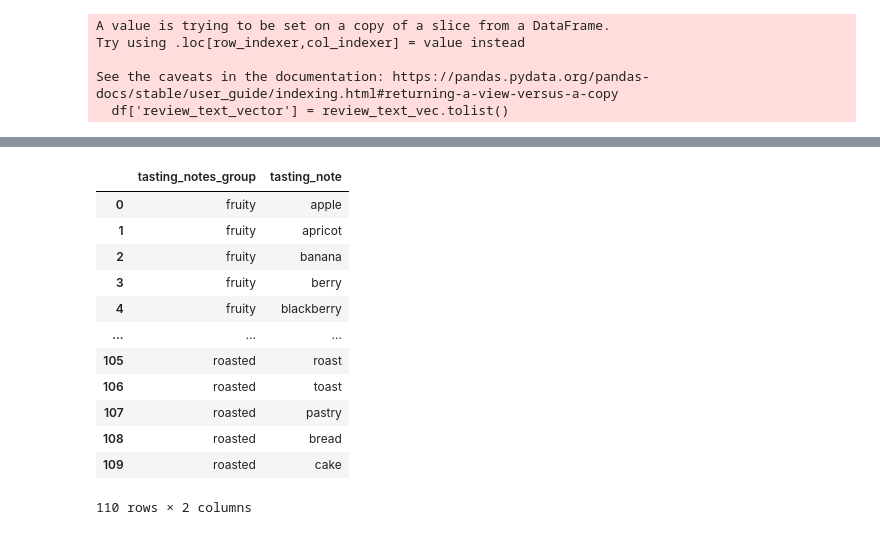
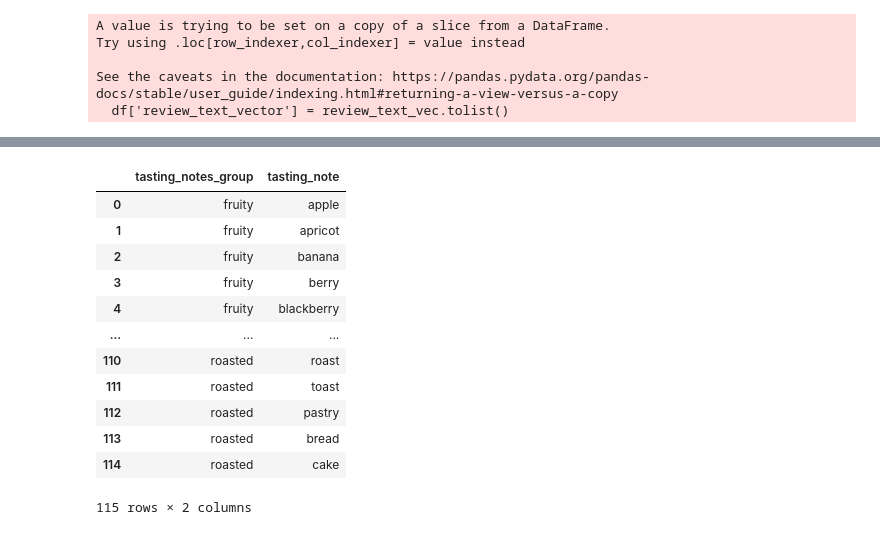
Before and after one commit to joaopaivaa/Whisky-Recomendation-System, a Jupyter notebook: text_processing.ipynb, the cells around one changed output, grey strips where cells are left out. Drawn from its saved outputs; the diff is of its cells as text; code cells hidden in the pictures.

```diff
--- a/text_processing.ipynb
+++ b/text_processing.ipynb
@@ -23,6 +23,7 @@ def preprocess_text(text):
     return text
 # %%
 df = pd.read_csv('C:\\Users\\joaov\\Documents\\Whisky Recomendation System\\Whisky Notes Extraction\\Step 2\\Whisky Notes - Step 2.csv', sep=';')
+df = df.drop_duplicates().reset_index(drop=True)
 df
 # %% [output]
 |  | review_date | review_title | review_link | review_full_text | review_image | review_score |
@@ -249,7 +250,7 @@ normalize_map = {
     "fruiti": "fruit",
     "full": "full",
     "get": "get",
-    "ginger": "ginger",
+    "gingeri": "ginger",
     "gooseberri": "gooseberry",
     "good": "good",
     "grain": "grain",
@@ -472,6 +473,7 @@ tasting_notes_words_filtered = [
     'milk',
     'mineral',
     'mint',
+    'mocha',
     'nut',
     'nutmeg',
     'oak',
@@ -577,7 +597,7 @@ tasting_notes_groups = {
         "pear", "pineapple", "plum", "raisin", "jam", "marmalad",
         "gooseberry", "grass", "green", "passion fruit", "tropic",
         "citrus", "tangerin", "zest", "juicy", 'gooseberry', 'fruit',
-        "ripe", "stew", "peel", 'sour'
+        "ripe", "stew", "peel", 'sour', 'cherry', "raisin", "jam"
     ],
 
     "floral": [
@@ -586,7 +606,7 @@ tasting_notes_groups = {
 
     "spicy": [
         "anise", "cinnamon", "clove", "ginger", "nutmeg", "pepper",
-        "peppercorn", "warm"
+        "peppercorn", "warm", 'spice'
     ],
 
     "woody": [
@@ -602,7 +622,7 @@ tasting_notes_groups = {
     ],
 
     "feinty": [
-        "leather", "tobacco", "plastic", "oily", "wax", "mineral", "earthy"
+        "leather", "tobacco", "plastic", "oily", "wax", "mineral", "earthy", 'butter', 'chalk', 'cigar'
     ],
 
     "sulphury": [
@@ -611,7 +631,7 @@ tasting_notes_groups = {
 
     "sweet": [
         "candy", "caramel", "chocolate", "cocoa", "cream", "custard",
-        "honey", "sweet", "sugar", "syrup", "toffee", "rum"
+        "honey", "sweet", "sugar", "syrup", "toffee", "rum", 'vanilla', "marmalad"
     ],
 
     "nutty": [
@@ -619,7 +639,7 @@ tasting_notes_groups = {
     ],
 
     "wine": [
-        "sherry", "wine", "raisin", "jam", "marmalad", "liqueur"
+        "sherry", "wine", "liqueur"
     ],
 
     "coastal": [
@@ -628,39 +648,39 @@ tasting_notes_groups = {
 
     "roasted": [
         "coffee", "roast", "toast", "pastry", "bread", "cake"
     ]
 
 }
 
 df_tasting_notes_group = []
 
 for tasting_notes_group in list(tasting_notes_groups.keys()):
 
     for tasting_note in tasting_notes_groups.get(tasting_notes_group):
 
         df_tasting_note_group = {
             'tasting_notes_group': tasting_notes_group,
             'tasting_note': tasting_note
         }
 
         df_tasting_notes_group.append(df_tasting_note_group)
 
 df_tasting_notes_group = pd.DataFrame(df_tasting_notes_group)
 df_tasting_notes_group
 # %% [output]
 |  | tasting_notes_group | tasting_note |
 | 0 | fruity | apple |
 | 1 | fruity | apricot |
 | 2 | fruity | banana |
 | 3 | fruity | berry |
 | 4 | fruity | blackberry |
 | ... | ... | ... |
-| 105 | roasted | roast |
-| 106 | roasted | toast |
-| 107 | roasted | pastry |
-| 108 | roasted | bread |
-| 109 | roasted | cake |
+| 110 | roasted | roast |
+| 111 | roasted | toast |
+| 112 | roasted | pastry |
+| 113 | roasted | bread |
+| 114 | roasted | cake |
-110 rows × 2 columns
+115 rows × 2 columns
 # %%
 df = df.merge(df_tasting_notes, how='left', on='review_title')
 df = df.merge(df_tasting_notes_group, how='left', on='tasting_note')
```
Also changed, not shown: parts of 16 cells of this notebook.
